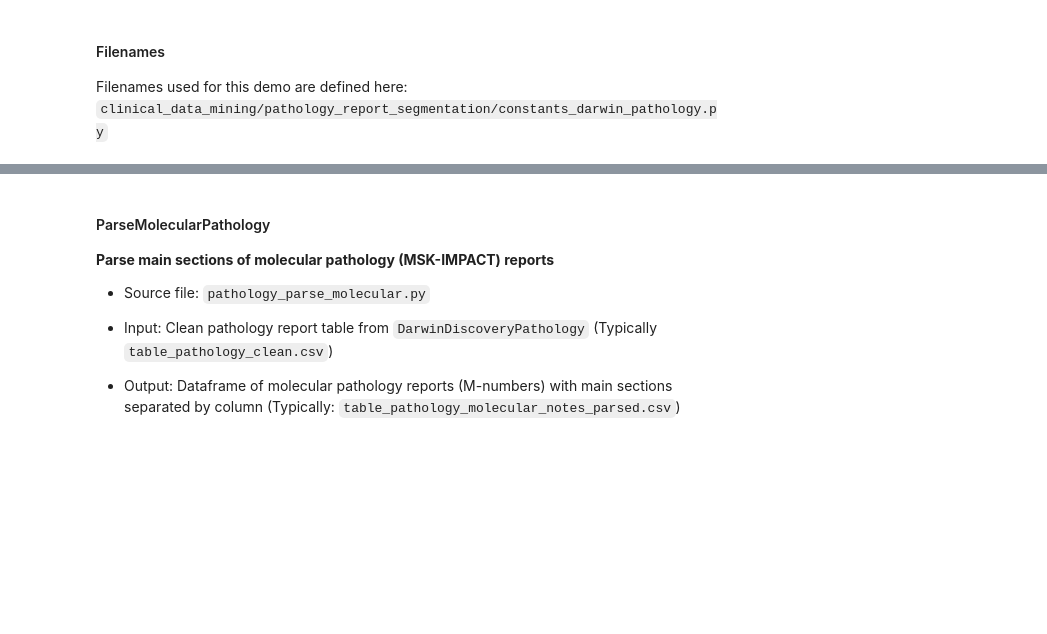
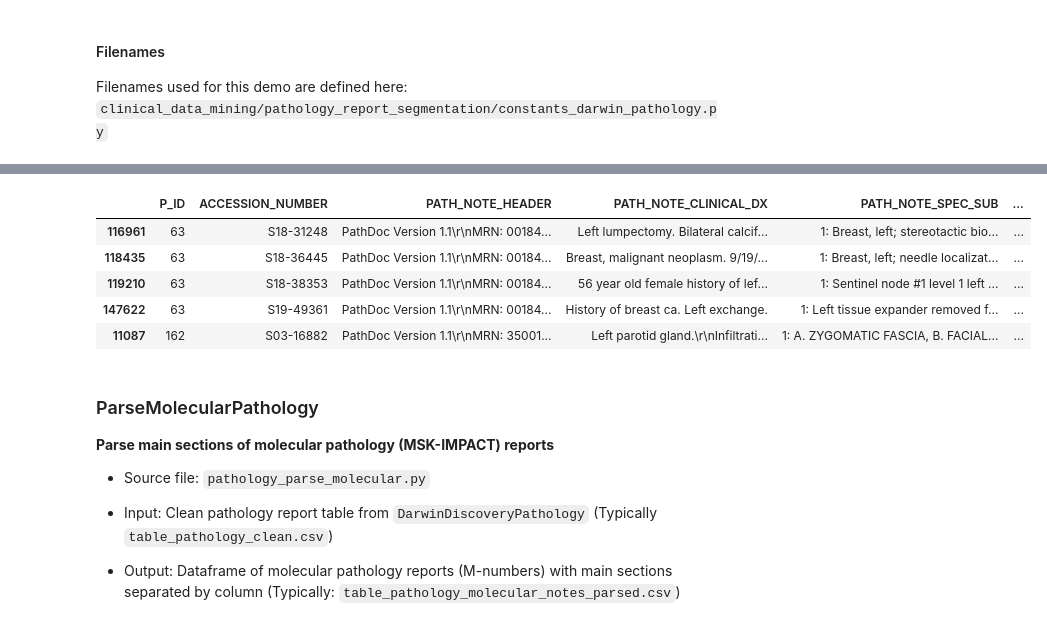
Before and after one commit to clinical-data-mining/pathology_report_segmentation, a Jupyter notebook: demo/path_report_segmentation_demo.ipynb, the cells around one changed output, grey strips where cells are left out. Cells and saved outputs as stored; diff of their text form; code cells hidden in the pictures; blank space fills up the shorter version.

```diff
--- a/demo/path_report_segmentation_demo.ipynb
+++ b/demo/path_report_segmentation_demo.ipynb
@@ -113,5 +160,16 @@ if run_parse_surg:
+# %%
+df_obj_path_parse = obj_path_parse.return_df_summary()
+df_obj_path_parse.head()
+# df_obj_path_parse['DMP_ID'].nunique()
+# %% [output]
+|  | P_ID | ACCESSION_NUMBER | PATH_NOTE_HEADER | PATH_NOTE_CLINICAL_DX | PATH_NOTE_SPEC_SUB | ... |
+| 116961 | 63 | S18-31248 | PathDoc Version 1.1\r\nMRN: 00184... | Left lumpectomy. Bilateral calcif... | 1: Breast, left; stereotactic bio... | ... |
+| 118435 | 63 | S18-36445 | PathDoc Version 1.1\r\nMRN: 00184... | Breast, malignant neoplasm. 9/19/... | 1: Breast, left; needle localizat... | ... |
+| 119210 | 63 | S18-38353 | PathDoc Version 1.1\r\nMRN: 00184... | 56 year old female history of lef... | 1: Sentinel node #1 level 1 left ... | ... |
+| 147622 | 63 | S19-49361 | PathDoc Version 1.1\r\nMRN: 00184... | History of breast ca. Left exchange. | 1: Left tissue expander removed f... | ... |
+| 11087 | 162 | S03-16882 | PathDoc Version 1.1\r\nMRN: 35001... | Left parotid gland.\r\nInfiltrati... | 1: A. ZYGOMATIC FASCIA, B. FACIAL... | ... |
 # %% [markdown]
-#### ParseMolecularPathology
+### ParseMolecularPathology
 **Parse main sections of molecular pathology (MSK-IMPACT) reports**
 - Source file: `pathology_parse_molecular.py`
 - Input: Clean pathology report table from `DarwinDiscoveryPathology` (Typically `table_pathology_clean.csv`)
```
Also changed, not shown: parts of 38 cells of this notebook, 10 other files.
